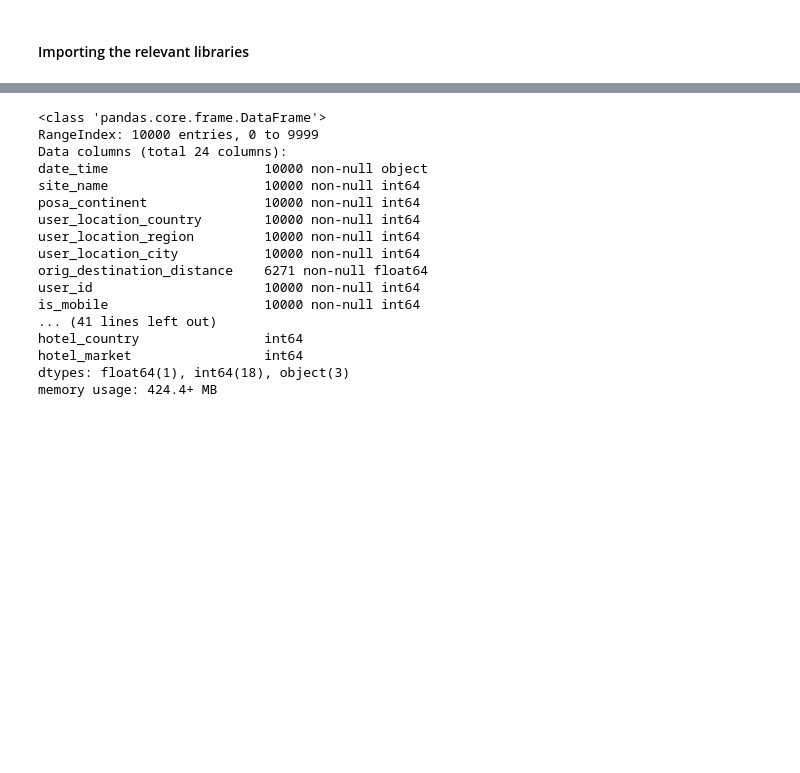
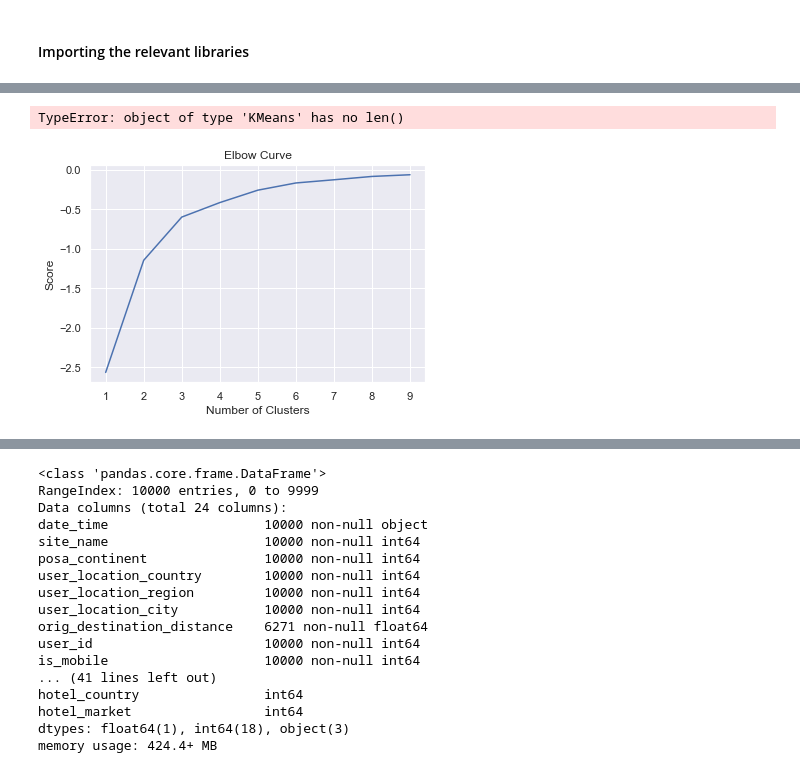
Before and after one commit to Hesbon5600/hotel-recommender, a Jupyter notebook: notebooks/Hotel Recommender System.ipynb, the cells around one changed output, grey strips where cells are left out. Drawn from its saved outputs; the diff is of its cells as text; code cells hidden in the pictures; blank space fills up the shorter version.

```diff
--- a/notebooks/Hotel Recommender System.ipynb
+++ b/notebooks/Hotel Recommender System.ipynb
@@ -2,0 +5,15 @@
+# %%
+import json
+import ast
+from sklearn.cluster import KMeans
+import matplotlib.pyplot as plt
+import seaborn as sns
+from rake_nltk import Rake
+import numpy as np
+from sklearn.metrics.pairwise import cosine_similarity
+from sklearn.feature_extraction.text import CountVectorizer
+from sklearn.feature_extraction.text import TfidfVectorizer
+from sklearn.model_selection import train_test_split
+from sklearn.metrics.pairwise import linear_kernel
+
+sns.set()
@@ -2,0 +285,28 @@
+# %%
+score = [kmeans_[i].fit(Y_axis).score(Y_axis) for i in range(len(kmeans))]
+# %% [output]
+TypeError: object of type 'KMeans' has no len()
+# %%
+from sklearn.cluster import KMeans
+import pandas as pd
+import matplotlib.pyplot as plt
+import os
+
+df_=pd.read_csv(
+    os.path.join(os.path.pardir,'data','raw','hotels_.csv'), low_memory=False, nrows=10, index_col=0)
+
+K_clusters = range(1,10)
+kmeans = [KMeans(n_clusters=i) for i in K_clusters]
+Y_axis = df_[['latitude']]
+
+
+score = [kmeans[i].fit(Y_axis).score(Y_axis) for i in range(len(kmeans))]
+
+# Visualize
+plt.plot(K_clusters, score)
+plt.xlabel('Number of Clusters')
+plt.ylabel('Score')
+plt.title('Elbow Curve')
+plt.show()
+# %% [output]
+[figure, added]
```
Also changed, not shown: parts of 120 cells of this notebook, 3 other files.
